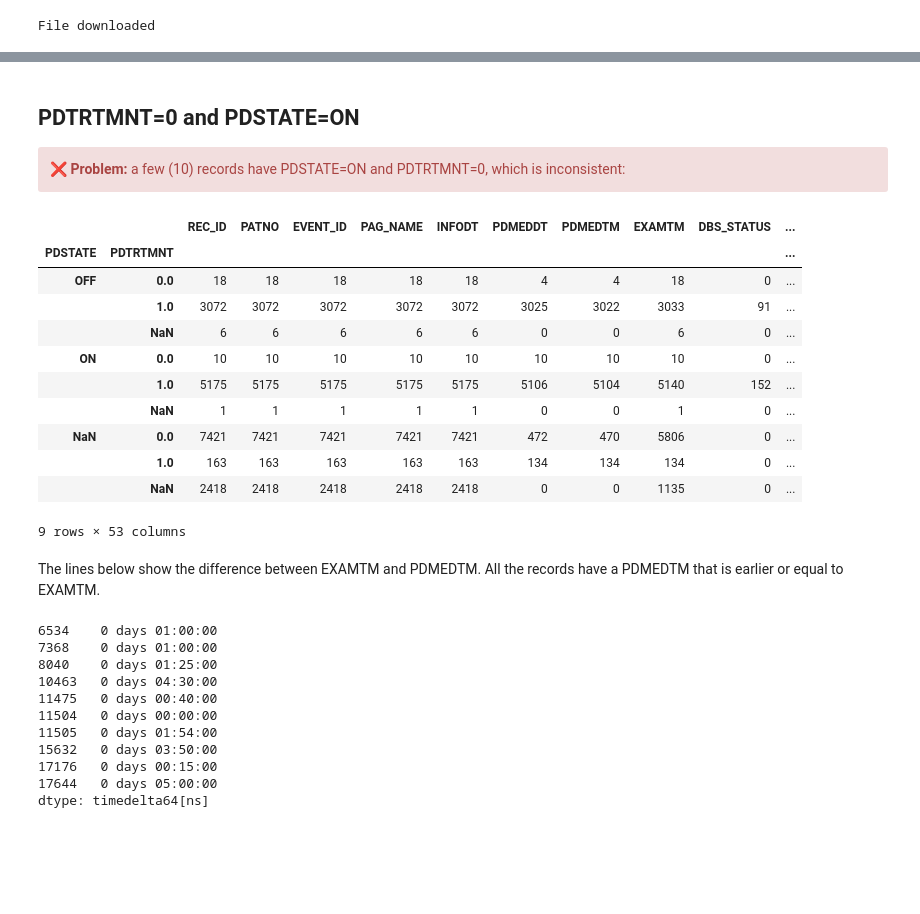
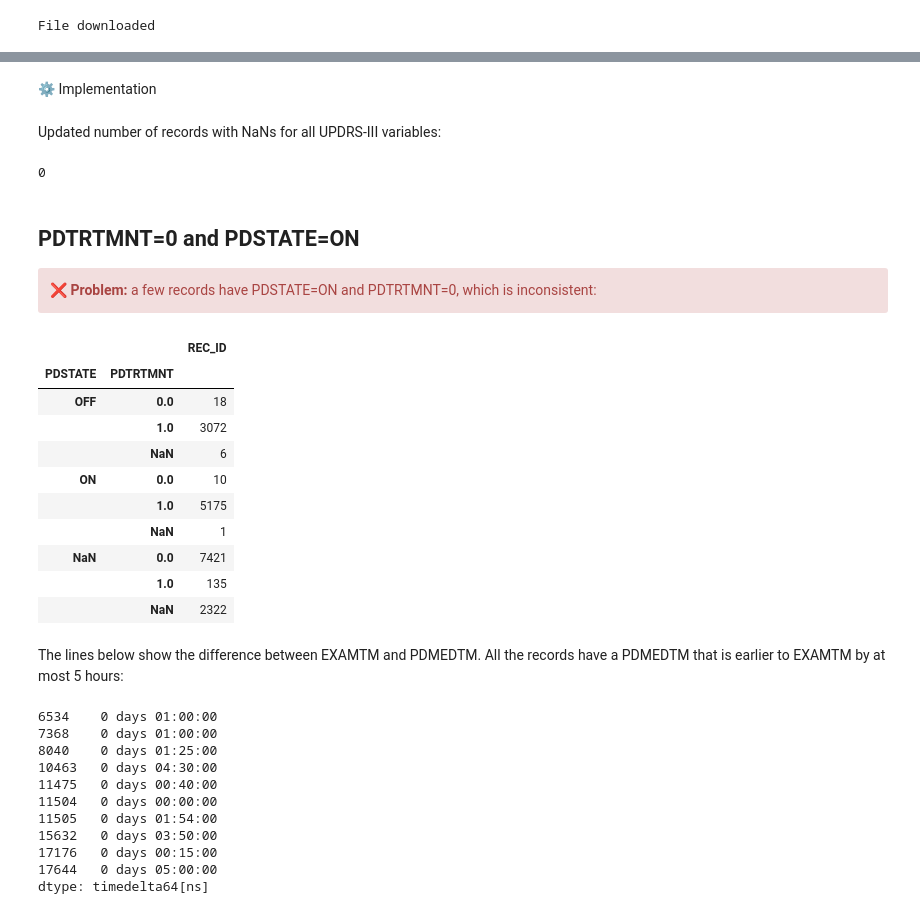
Before and after one commit to LivingPark-MRI/ppmi-treatment-and-on-off-status, a Jupyter notebook: PPMI medication and ON-OFF status.ipynb, the cells around one changed output, grey strips where cells are left out. Saved outputs shown, nothing was run; the diff lists cells and outputs as text; code cells hidden in the pictures; blank space fills up the shorter version.

```diff
--- a/PPMI medication and ON-OFF status.ipynb
+++ b/PPMI medication and ON-OFF status.ipynb
@@ -57,0 +66,10 @@ File downloaded
+# %%
+updrs3_vars = ['PDMEDDT',
+       'PDMEDTM', 'PDSTATE', 'EXAMTM', 'DBS_STATUS', 'NP3SPCH', 'NP3FACXP',
+       'NP3RIGN', 'NP3RIGRU', 'NP3RIGLU', 'NP3RIGRL', 'NP3RIGLL', 'NP3FTAPR',
+       'NP3FTAPL', 'NP3HMOVR', 'NP3HMOVL', 'NP3PRSPR', 'NP3PRSPL', 'NP3TTAPR',
+       'NP3TTAPL', 'NP3LGAGR', 'NP3LGAGL', 'NP3RISNG', 'NP3GAIT', 'NP3FRZGT',
+       'NP3PSTBL', 'NP3POSTR', 'NP3BRADY', 'NP3PTRMR', 'NP3PTRML', 'NP3KTRMR',
+       'NP3KTRML', 'NP3RTARU', 'NP3RTALU', 'NP3RTARL', 'NP3RTALL', 'NP3RTALJ',
+       'NP3RTCON', 'NP3TOT', 'DYSKPRES', 'DYSKIRAT', 'NHY',
+       'DBSONTM', 'DBSOFFTM', 'HRPOSTMED', 'HRDBSOFF', 'HRDBSON']
@@ -58,26 +84,35 @@ File downloaded
+# %% [markdown]
+⚙️ Implementation
+# %%
+df = df[df[updrs3_vars].notna().any(axis=1)]
+# %% [markdown]
+Updated number of records with NaNs for all UPDRS-III variables:
+# %%
+len(df[df[updrs3_vars].isnull().all(axis=1)])
+# %% [output]
+0
 # %% [markdown]
 ## PDTRTMNT=0 and PDSTATE=ON
 
 <div class="alert alert-block alert-danger">
-     	&#10060; <b>Problem:</b> a few (10) records have PDSTATE=ON and PDTRTMNT=0, which is inconsistent:
+     	&#10060; <b>Problem:</b> a few records have PDSTATE=ON and PDTRTMNT=0, which is inconsistent:
 </div>
 # %%
-df.groupby(['PDSTATE', 'PDTRTMNT'], dropna=False).count()
+df.groupby(['PDSTATE', 'PDTRTMNT'], dropna=False)[['REC_ID']].count()
 # %% [output]
-|  |  | REC_ID | PATNO | EVENT_ID | PAG_NAME | INFODT | PDMEDDT | PDMEDTM | EXAMTM | DBS_STATUS | ... |
-| PDSTATE | PDTRTMNT |  |  |  |  |  |  |  |  |  | ... |
-| OFF | 0.0 | 18 | 18 | 18 | 18 | 18 | 4 | 4 | 18 | 0 | ... |
-|  | 1.0 | 3072 | 3072 | 3072 | 3072 | 3072 | 3025 | 3022 | 3033 | 91 | ... |
-|  | NaN | 6 | 6 | 6 | 6 | 6 | 0 | 0 | 6 | 0 | ... |
-| ON | 0.0 | 10 | 10 | 10 | 10 | 10 | 10 | 10 | 10 | 0 | ... |
-|  | 1.0 | 5175 | 5175 | 5175 | 5175 | 5175 | 5106 | 5104 | 5140 | 152 | ... |
-|  | NaN | 1 | 1 | 1 | 1 | 1 | 0 | 0 | 1 | 0 | ... |
-| NaN | 0.0 | 7421 | 7421 | 7421 | 7421 | 7421 | 472 | 470 | 5806 | 0 | ... |
-|  | 1.0 | 163 | 163 | 163 | 163 | 163 | 134 | 134 | 134 | 0 | ... |
-|  | NaN | 2418 | 2418 | 2418 | 2418 | 2418 | 0 | 0 | 1135 | 0 | ... |
+|  |  | REC_ID |
+| PDSTATE | PDTRTMNT |  |
+| OFF | 0.0 | 18 |
+|  | 1.0 | 3072 |
+|  | NaN | 6 |
+| ON | 0.0 | 10 |
+|  | 1.0 | 5175 |
+|  | NaN | 1 |
+| NaN | 0.0 | 7421 |
+|  | 1.0 | 135 |
+|  | NaN | 2322 |
-9 rows × 53 columns
 # %% [markdown]
-The lines below show the difference between EXAMTM and PDMEDTM. All the records have a PDMEDTM that is earlier or equal to EXAMTM.
+The lines below show the difference between EXAMTM and PDMEDTM. All the records have a PDMEDTM that is earlier to EXAMTM by at most 5 hours:
 # %%
 errors = df[(df['PDSTATE']=='ON') & (df['PDTRTMNT']==0)]
 # print the time difference between EXAMTM and PDMEDTM
```
Also changed, not shown: parts of 165 cells of this notebook.
